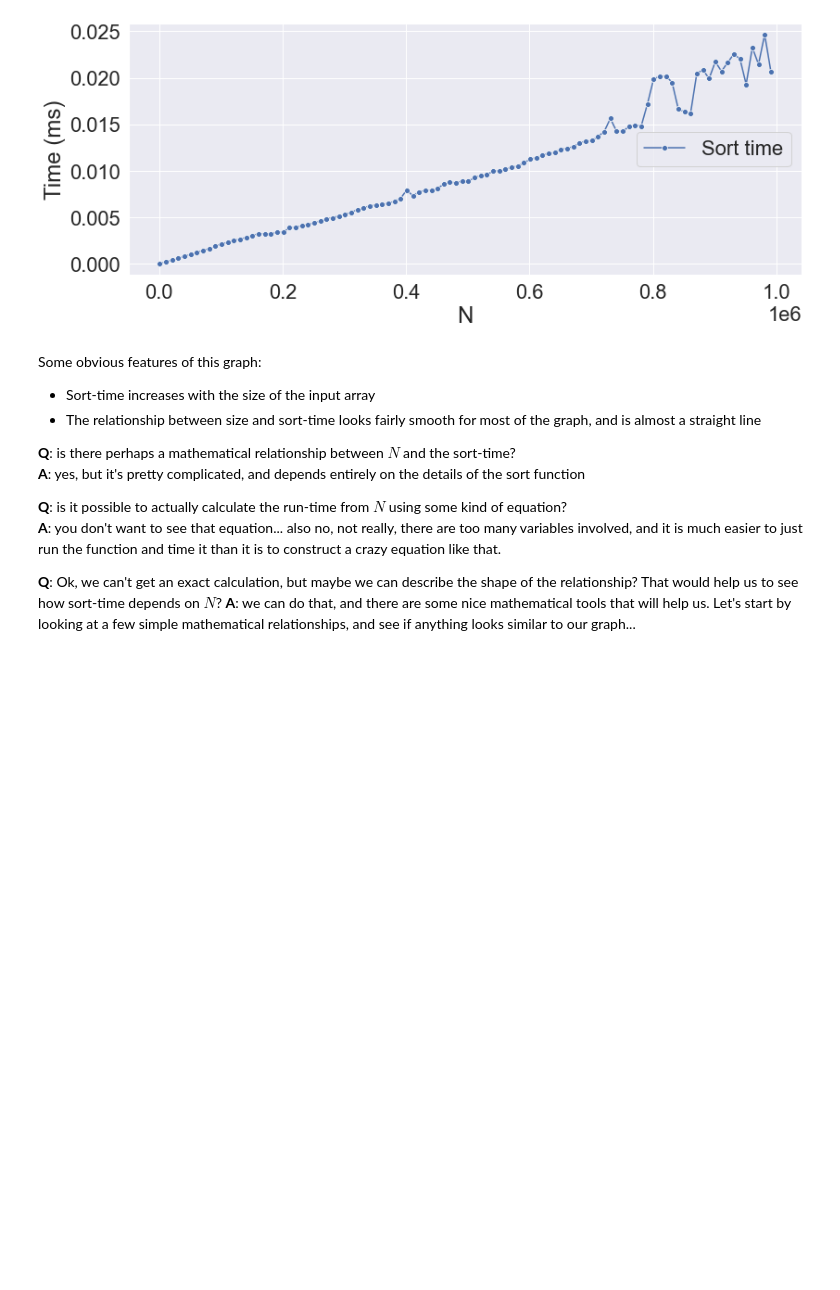
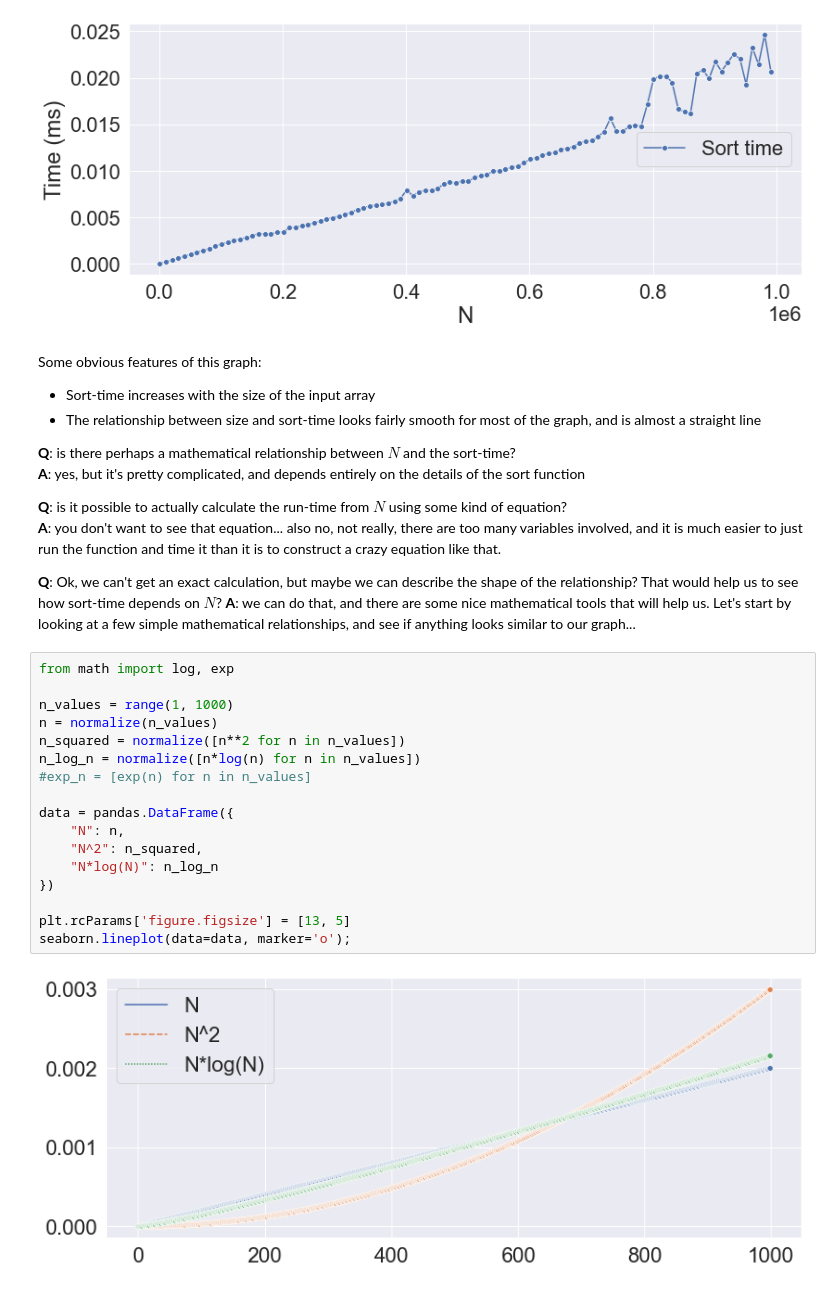
Before and after one commit to rimmera-elsevier/algorithm-analysis, a Jupyter notebook: lectures/1_introduction_to_asymptotic_analysis.ipynb, the cells around one changed output. Cells and saved outputs as stored; diff of their text form; blank space fills up the shorter version.

Commit message:
Add graph of basic relationships

```diff
--- a/lectures/1_introduction_to_asymptotic_analysis.ipynb
+++ b/lectures/1_introduction_to_asymptotic_analysis.ipynb
@@ -63,3 +63,22 @@ Some obvious features of this graph:
 
 **Q**: Ok, we can't get an exact calculation, but maybe we can describe the shape of the relationship? That would help us to see how sort-time depends on $N$?
 **A**: we can do that, and there are some nice mathematical tools that will help us. Let's start by looking at a few simple mathematical relationships, and see if anything looks similar to our graph...
+# %%
+from math import log, exp
+
+n_values = range(1, 1000)
+n = normalize(n_values)
+n_squared = normalize([n**2 for n in n_values])
+n_log_n = normalize([n*log(n) for n in n_values])
+#exp_n = [exp(n) for n in n_values]
+
+data = pandas.DataFrame({
+    "N": n,
+    "N^2": n_squared,
+    "N*log(N)": n_log_n
+})
+
+plt.rcParams['figure.figsize'] = [13, 5]
+seaborn.lineplot(data=data, marker='o');
+# %% [output]
+[figure, added]
```
